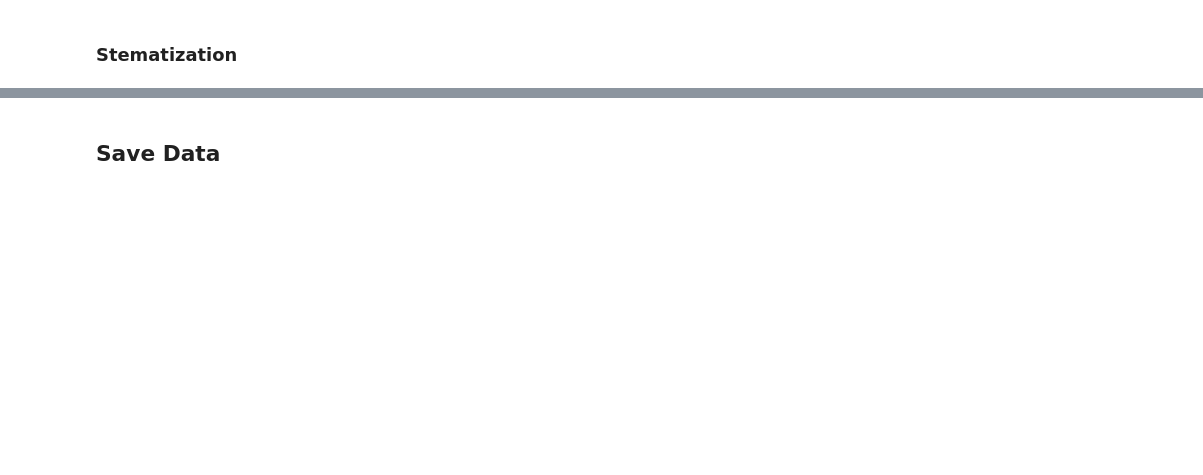
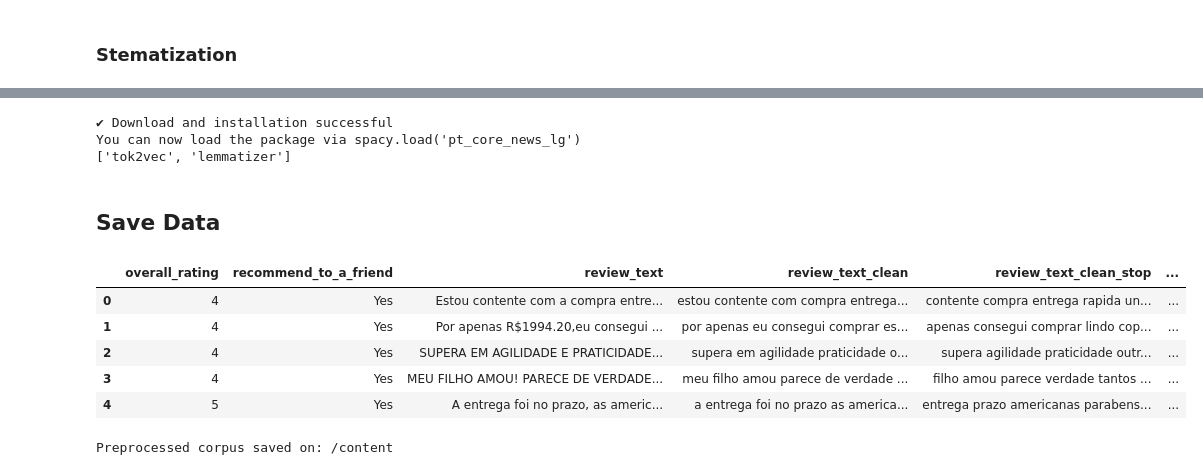
Before and after one commit to rdemarqui/sentiment_analysis, a Jupyter notebook: 01 Text Preprocessing.ipynb, the cells around one changed output, grey strips where cells are left out. Cells and saved outputs as stored; diff of their text form; code cells hidden in the pictures; blank space fills up the shorter version.

```diff
--- a/01 Text Preprocessing.ipynb
+++ b/01 Text Preprocessing.ipynb
@@ -213,0 +135,20 @@ print(f'Quantity hapax words {len(hapax_list)}')
+# %%
+import spacy.cli
+
+language_models = ['pt_core_news_sm', 'pt_core_news_md', 'pt_core_news_lg']
+spacy_model = language_models[2]
+
+disable = ['tagger', 'parser', 'ner', 'entity_ruler', 'entity_linker', 'textcat',
+           'morphologizer','attribute_ruler']
+
+try:
+  nlp = spacy.load(spacy_model, disable=disable)
+except:
+  spacy.cli.download(spacy_model)
+  nlp = spacy.load(spacy_model, disable=disable)
+
+print(nlp.pipe_names)
+# %% [output]
+✔ Download and installation successful
+You can now load the package via spacy.load('pt_core_news_lg')
+['tok2vec', 'lemmatizer']
@@ -216,2 +162,12 @@ print(f'Quantity hapax words {len(hapax_list)}')
+# %%
+def lemma_pipe(doc_list):
+  lemma_text_list = []
+  for doc in nlp.pipe(doc_list, n_process=-1):
+      lemma_text_list.append(" ".join(token.lemma_ for token in doc))
+  return lemma_text_list
+# %%
+corpus["review_text_clean_lemma"] = lemma_pipe(corpus["review_text_clean"])
+# %%
+corpus["review_text_clean_stop_lemma"] = lemma_pipe(corpus["review_text_clean_stop"])
 # %% [markdown]
 ## Save Data
@@ -219,0 +174,17 @@ corpus.to_csv('preprocessed_corpus.csv', sep=';', index=False)
+# %%
+corpus.head()
+# %% [output]
+|  | overall_rating | recommend_to_a_friend | review_text | review_text_clean | review_text_clean_stop | ... |
+| 0 | 4 | Yes | Estou contente com a compra entre... | estou contente com compra entrega... | contente compra entrega rapida un... | ... |
+| 1 | 4 | Yes | Por apenas R$1994.20,eu consegui ... | por apenas eu consegui comprar es... | apenas consegui comprar lindo cop... | ... |
+| 2 | 4 | Yes | SUPERA EM AGILIDADE E PRATICIDADE... | supera em agilidade praticidade o... | supera agilidade praticidade outr... | ... |
+| 3 | 4 | Yes | MEU FILHO AMOU! PARECE DE VERDADE... | meu filho amou parece de verdade ... | filho amou parece verdade tantos ... | ... |
+| 4 | 5 | Yes | A entrega foi no prazo, as americ... | a entrega foi no prazo as america... | entrega prazo americanas parabens... | ... |
+# %%
+filename = 'preprocessed_corpus'
+compression_options = dict(method='zip', archive_name=f'{filename}.csv')
+corpus.to_csv(f'{filename}.zip', compression=compression_options)
+
+print(f'Preprocessed corpus saved on: {path}')
+# %% [output]
+Preprocessed corpus saved on: /content
```
Also changed, not shown: parts of 21 cells of this notebook.
